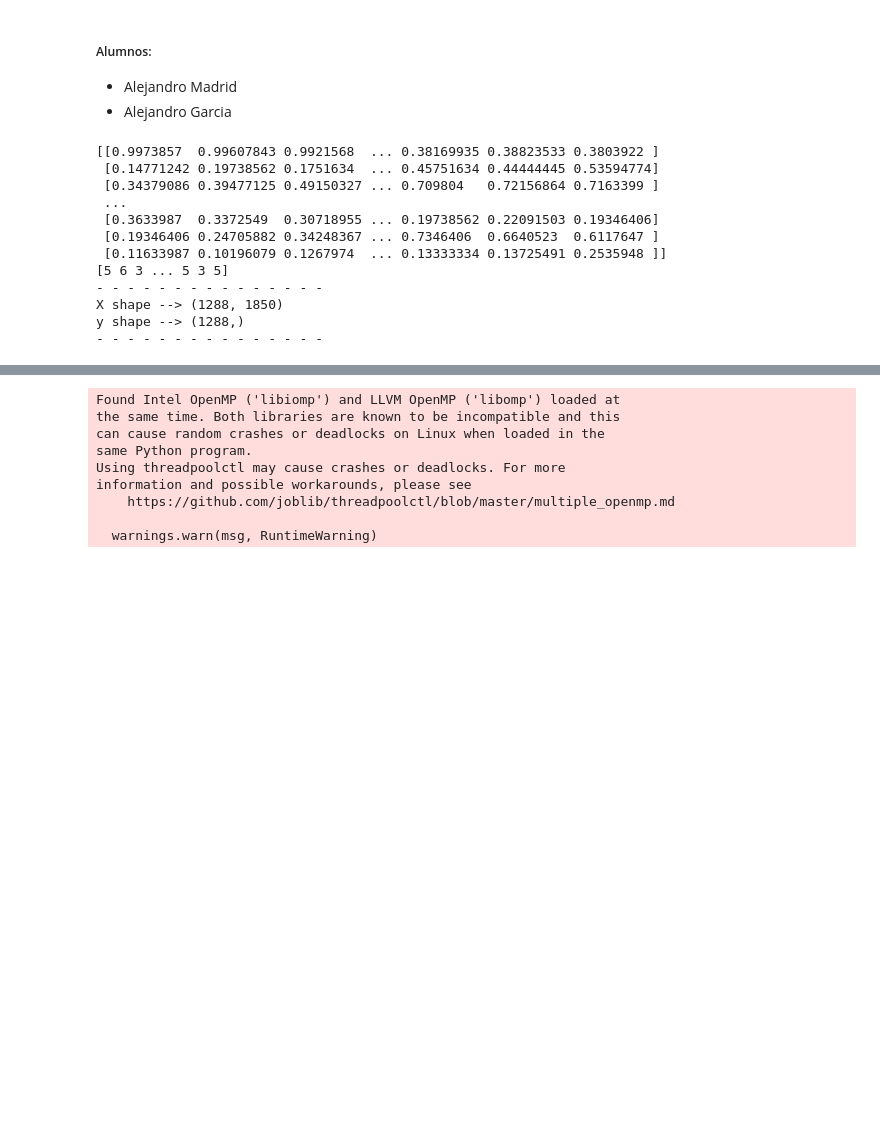
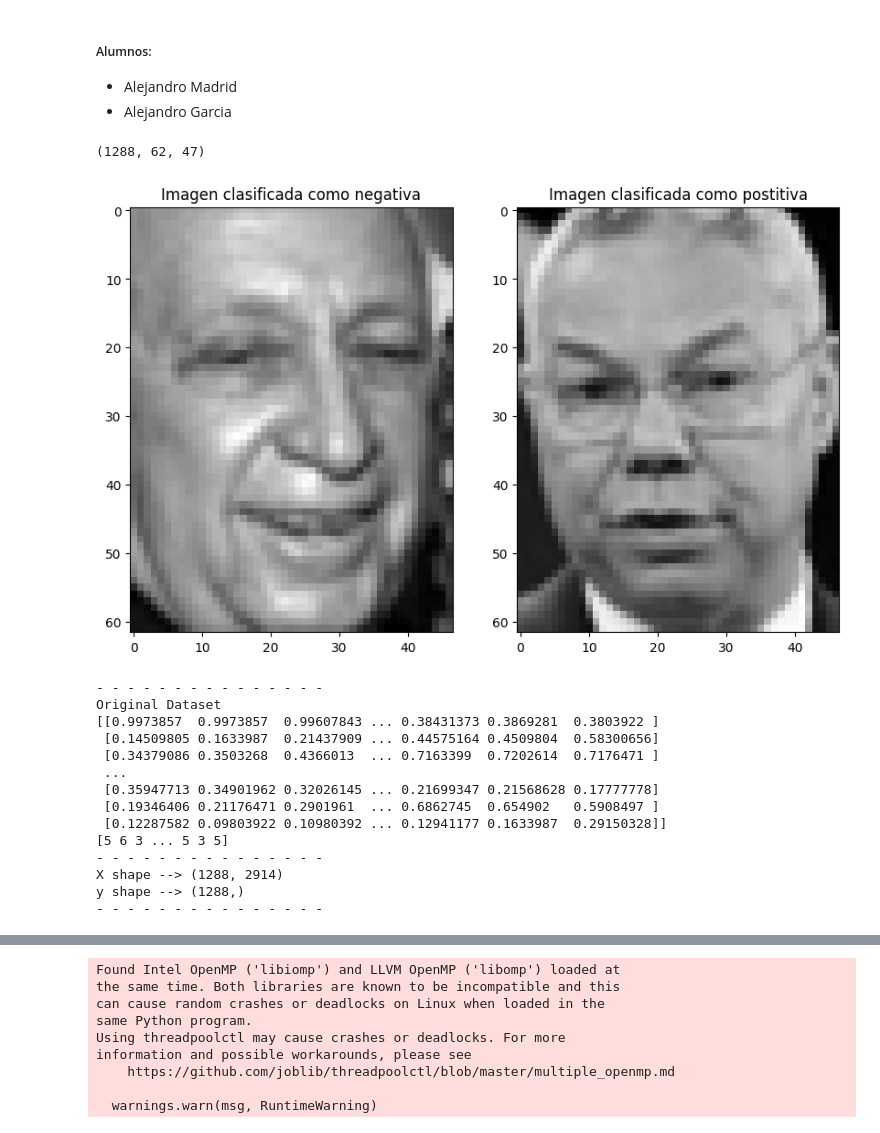
Before and after one commit to Alejandro-GDLF/DMandML, a Jupyter notebook: PrFinal/pr-final.ipynb, the cells around one changed output, grey strips where cells are left out. Cells and saved outputs as stored; diff of their text form; code cells hidden in the pictures; blank space fills up the shorter version.

```diff
--- a/PrFinal/pr-final.ipynb
+++ b/PrFinal/pr-final.ipynb
@@ -30,16 +30,35 @@ import torch.optim as optim
 #ssl._create_default_https_context = ssl._create_unverified_context
 # %%
 # Cargamos los datos
-lfw_people = fetch_lfw_people(min_faces_per_person=70, resize=0.4)
+lfw_people = fetch_lfw_people(min_faces_per_person=70)
 X = lfw_people.data
 y = lfw_people.target
+images = lfw_people.images
 # Dividimos en entrenamiento-testeo
-X_train, X_test, y_train, y_test = train_test_split(X, y, train_size=.3, random_state=42) # Cambiaremos el randomState posteriormente para comprobar que funciona bien aunque alteremos el split
+X_train, X_test, y_train, y_test = train_test_split(X, y, train_size=.6, random_state=42) # Cambiaremos el randomState posteriormente para comprobar que funciona bien aunque alteremos el split
 # Normalizamos los datos
 scaler = MinMaxScaler()
 X_train_scaled = scaler.fit_transform(X_train)
 X_test_scaled = scaler.transform(X_test)
+#
+print(images.shape)
+# %% [output]
+(1288, 62, 47)
+# %%
+# Vamos a mostrar una imagen de las que usamos como clase positiva y otra de las negativas
+plt.figure(figsize=(10,10))
+plt.subplot(1,2,1)
+plt.imshow(images[y==0][0], cmap='gray')
+plt.title("Imagen clasificada como negativa")
+plt.subplot(1,2,2)
+plt.imshow(images[y==1][0], cmap='gray')
+plt.title("Imagen clasificada como postitiva")
+plt.show()
+# %% [output]
+[figure, added]
 # %%
+print("- - - - - - - - - - - - - - -")
+print("Original Dataset")
 print(X)
 print(y)
 print("- - - - - - - - - - - - - - -")
@@ -47,15 +66,17 @@ print(f'X shape --> {X.shape}')
 print(f'y shape --> {y.shape}')
 print("- - - - - - - - - - - - - - -")
 # %% [output]
-[[0.9973857  0.99607843 0.9921568  ... 0.38169935 0.38823533 0.3803922 ]
- [0.14771242 0.19738562 0.1751634  ... 0.45751634 0.44444445 0.53594774]
- [0.34379086 0.39477125 0.49150327 ... 0.709804   0.72156864 0.7163399 ]
+- - - - - - - - - - - - - - -
+Original Dataset
+[[0.9973857  0.9973857  0.99607843 ... 0.38431373 0.3869281  0.3803922 ]
+ [0.14509805 0.1633987  0.21437909 ... 0.44575164 0.4509804  0.58300656]
+ [0.34379086 0.3503268  0.4366013  ... 0.7163399  0.7202614  0.7176471 ]
  ...
- [0.3633987  0.3372549  0.30718955 ... 0.19738562 0.22091503 0.19346406]
- [0.19346406 0.24705882 0.34248367 ... 0.7346406  0.6640523  0.6117647 ]
- [0.11633987 0.10196079 0.1267974  ... 0.13333334 0.13725491 0.2535948 ]]
+ [0.35947713 0.34901962 0.32026145 ... 0.21699347 0.21568628 0.17777778]
+ [0.19346406 0.21176471 0.2901961  ... 0.6862745  0.654902   0.5908497 ]
+ [0.12287582 0.09803922 0.10980392 ... 0.12941177 0.1633987  0.29150328]]
 [5 6 3 ... 5 3 5]
 - - - - - - - - - - - - - - -
-X shape --> (1288, 1850)
+X shape --> (1288, 2914)
 y shape --> (1288,)
 - - - - - - - - - - - - - - -
```
Also changed, not shown: parts of 3 cells of this notebook.
